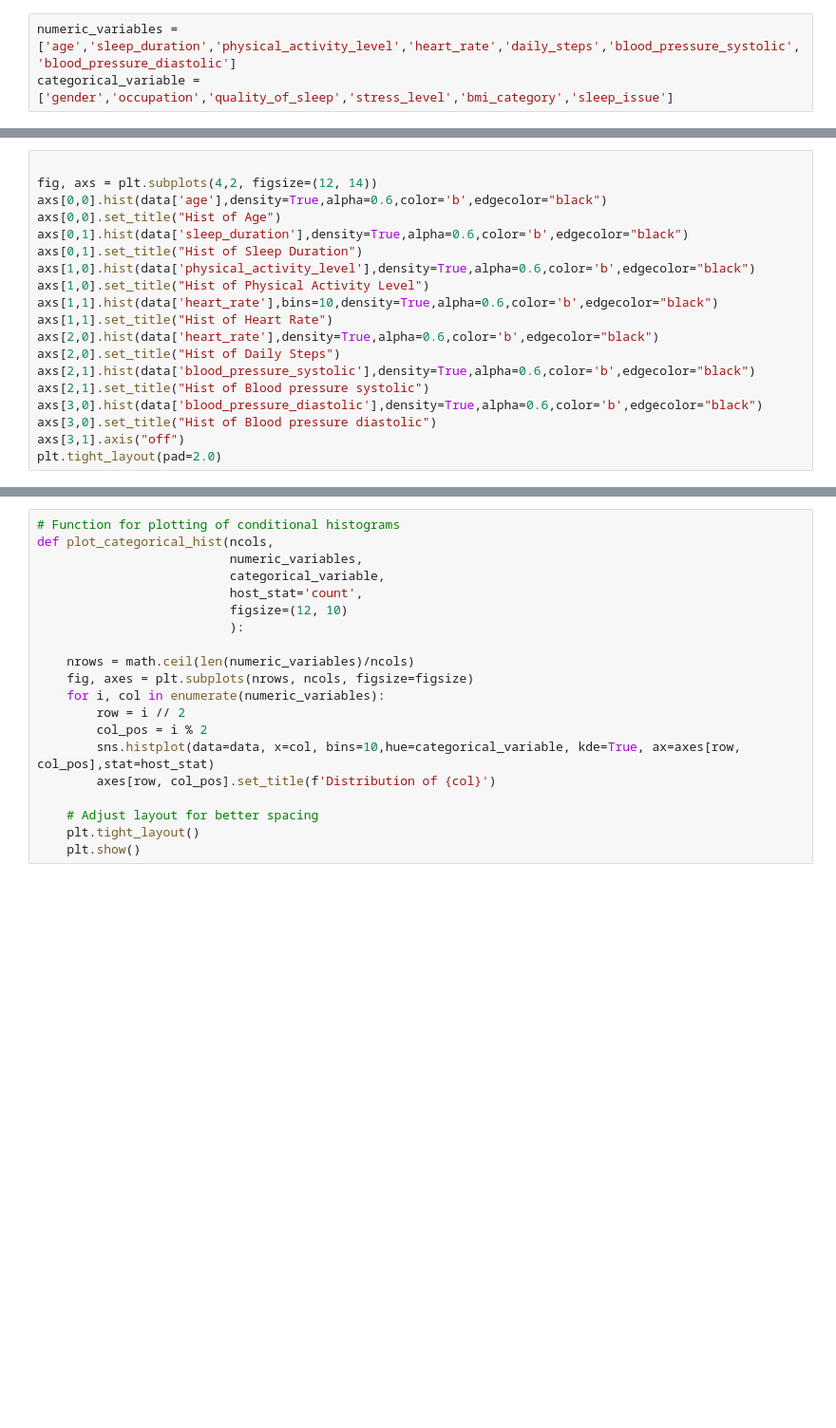
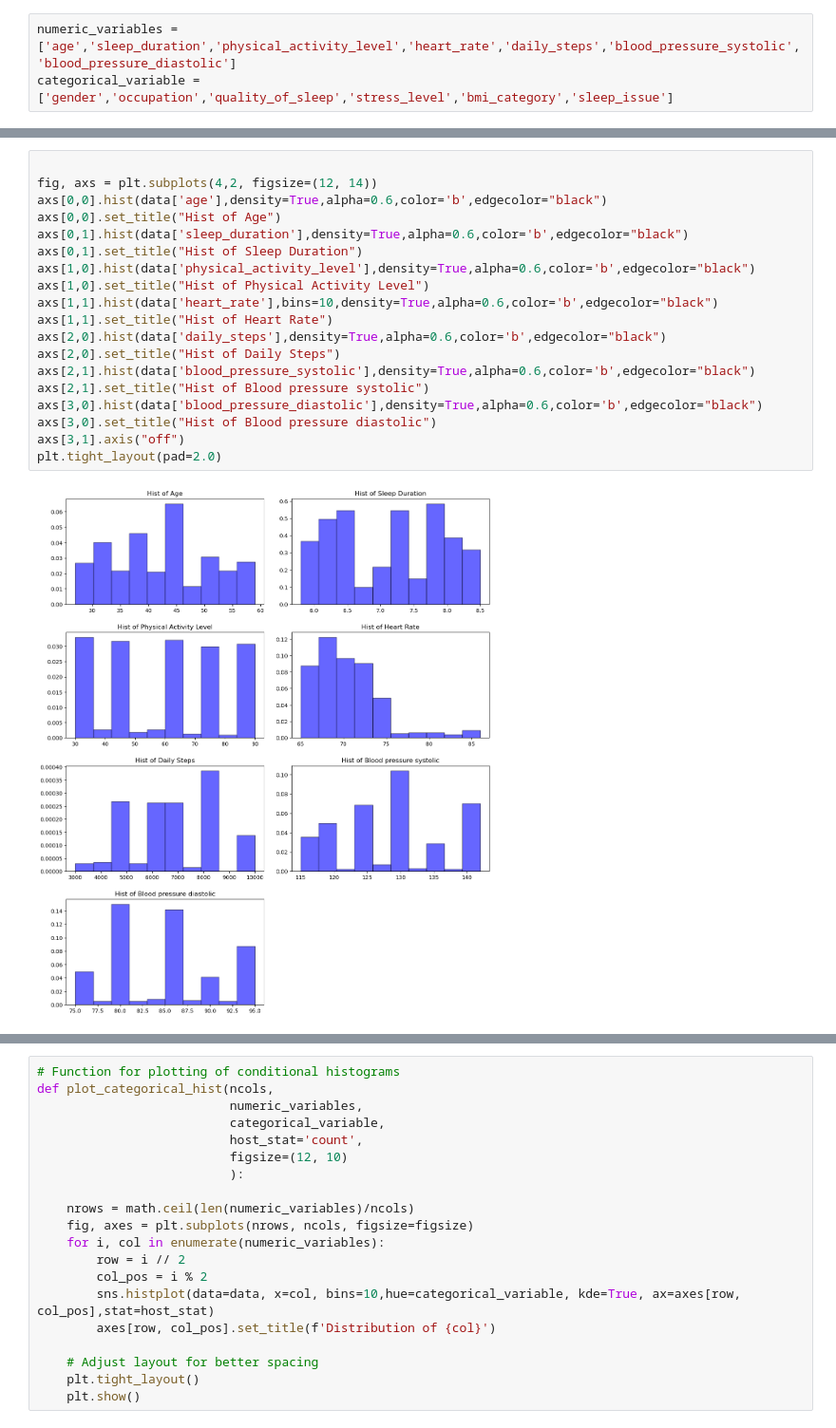
Before and after one commit to schmeti/u3cm_multivariate_analysis_project, a Jupyter notebook: Sleep_dataset_proyect.ipynb, the cells around one changed output, grey strips where cells are left out. Shown at 95% size. Saved outputs shown, nothing was run; the diff lists cells and outputs as text; blank space fills up the shorter version.

Commit message:
upload data and checking outliers

```diff
--- a/Sleep_dataset_proyect.ipynb
+++ b/Sleep_dataset_proyect.ipynb
@@ -70,22 +99,24 @@ plt.show()
 # %%
 
 fig, axs = plt.subplots(4,2, figsize=(12, 14))
 axs[0,0].hist(data['age'],density=True,alpha=0.6,color='b',edgecolor="black")
 axs[0,0].set_title("Hist of Age")
 axs[0,1].hist(data['sleep_duration'],density=True,alpha=0.6,color='b',edgecolor="black")
 axs[0,1].set_title("Hist of Sleep Duration")
 axs[1,0].hist(data['physical_activity_level'],density=True,alpha=0.6,color='b',edgecolor="black")
 axs[1,0].set_title("Hist of Physical Activity Level")
 axs[1,1].hist(data['heart_rate'],bins=10,density=True,alpha=0.6,color='b',edgecolor="black")
 axs[1,1].set_title("Hist of Heart Rate")
-axs[2,0].hist(data['heart_rate'],density=True,alpha=0.6,color='b',edgecolor="black")
+axs[2,0].hist(data['daily_steps'],density=True,alpha=0.6,color='b',edgecolor="black")
 axs[2,0].set_title("Hist of Daily Steps")
 axs[2,1].hist(data['blood_pressure_systolic'],density=True,alpha=0.6,color='b',edgecolor="black")
 axs[2,1].set_title("Hist of Blood pressure systolic")
 axs[3,0].hist(data['blood_pressure_diastolic'],density=True,alpha=0.6,color='b',edgecolor="black")
 axs[3,0].set_title("Hist of Blood pressure diastolic")
 axs[3,1].axis("off")
 plt.tight_layout(pad=2.0)
+# %% [output]
+[figure, added]
 # %%
 
 fig, axs = plt.subplots(4,2, figsize=(12, 14))
```
Also changed, not shown: parts of 13 cells of this notebook.
